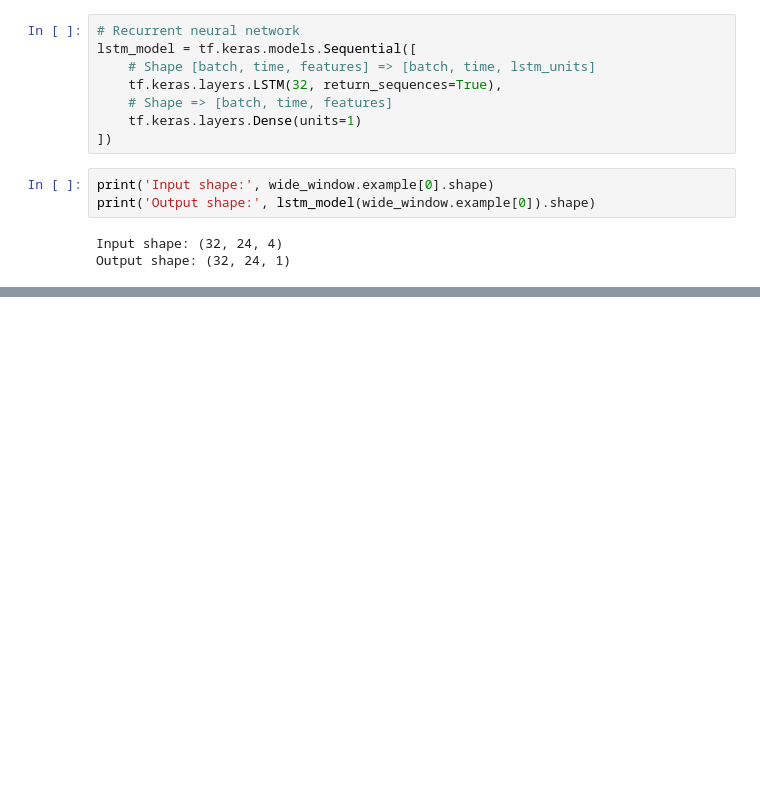
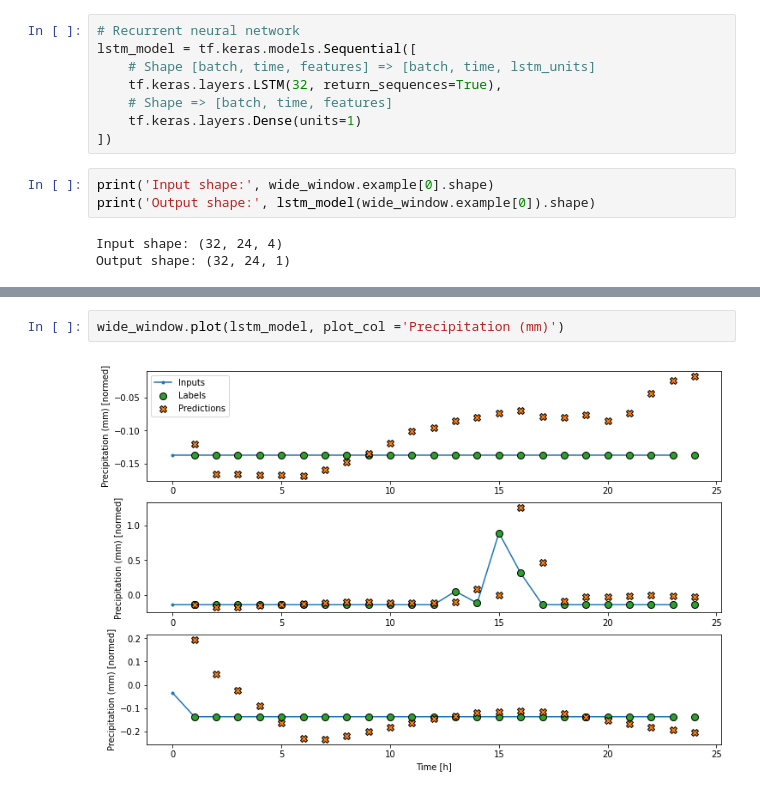
Before and after one commit to zhangt3-e/senior_thesis, a Jupyter notebook: Code/Neural Networks.ipynb, the cells around one changed output, grey strips where cells are left out. Drawn from its saved outputs; the diff is of its cells as text; blank space fills up the shorter version.

Commit message:
How to compare different models

```diff
--- a/Code/Neural Networks.ipynb
+++ b/Code/Neural Networks.ipynb
@@ -610,0 +619,4 @@ Output shape: (32, 24, 1)
+# %%
+wide_window.plot(lstm_model, plot_col ='Precipitation (mm)')
+# %% [output]
+[figure, added]
```
Also changed, not shown: parts of 29 cells of this notebook, 1 other file.
